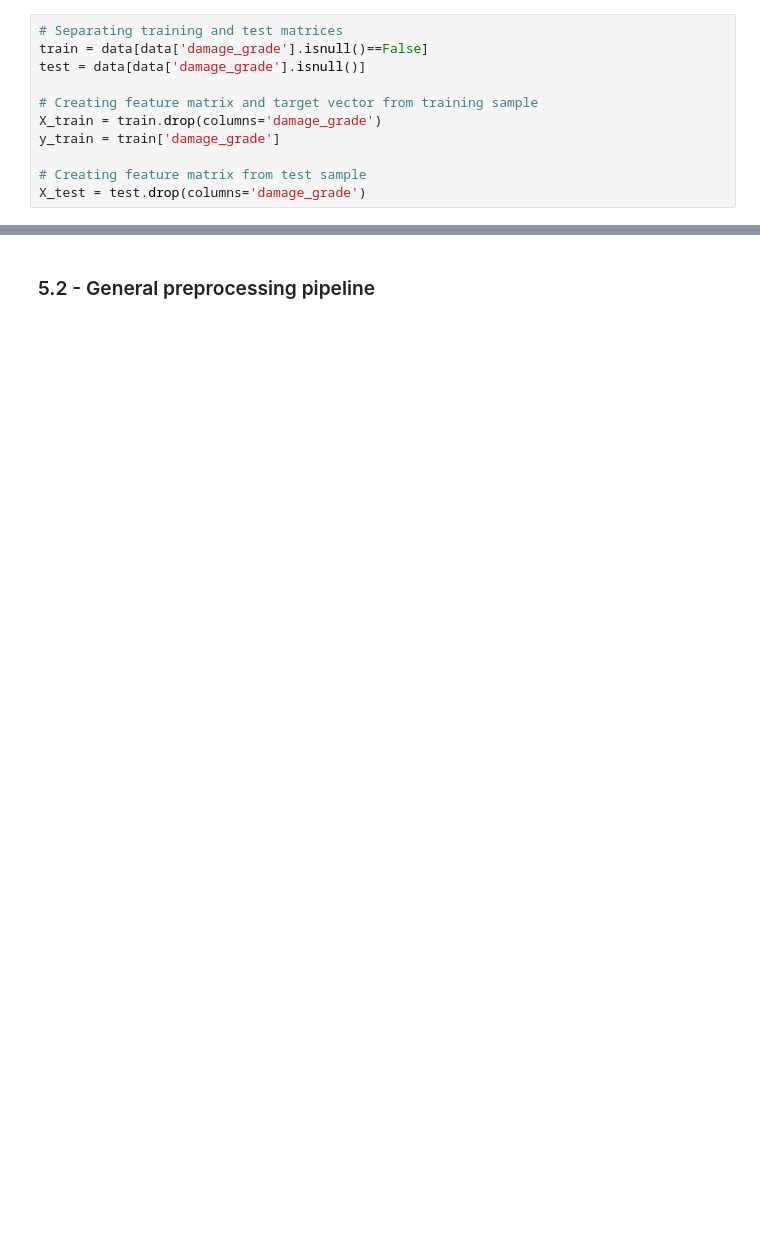
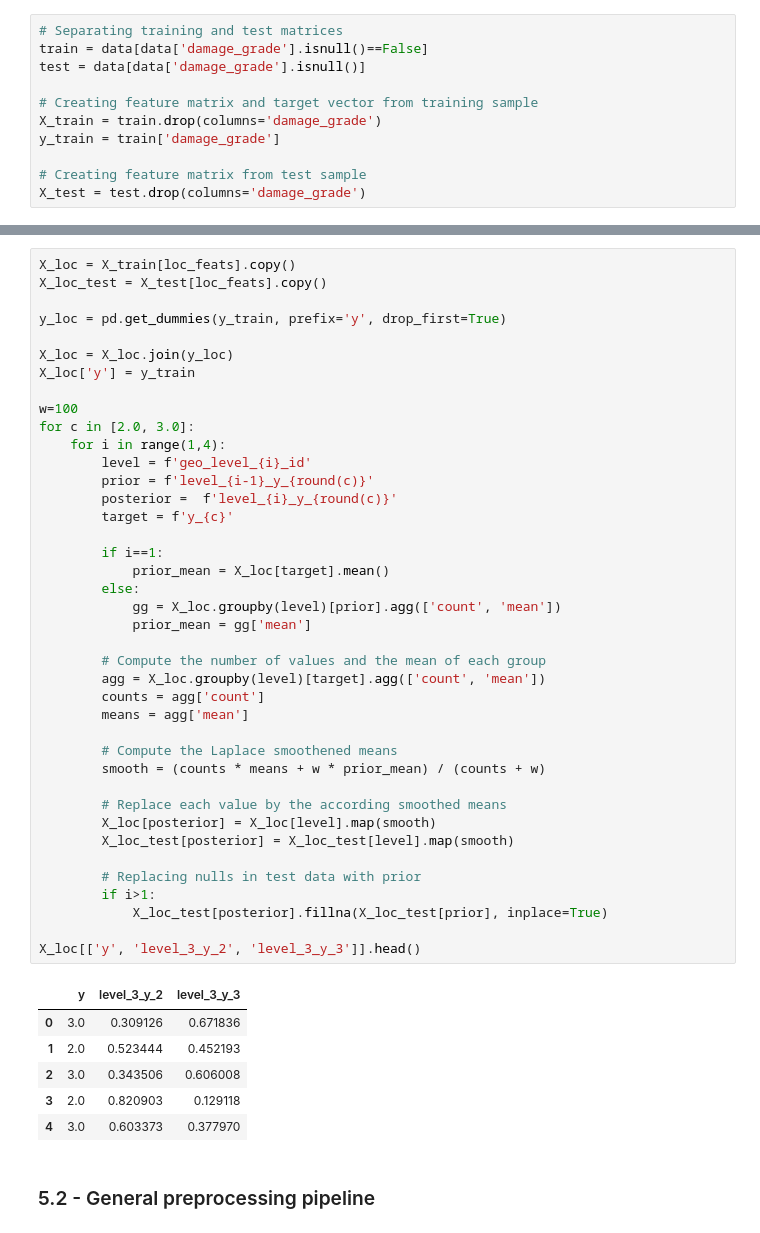
Before and after one commit to patohdzs/datadventures, a Jupyter notebook: shakes-and-quakes/earthquakes.ipynb, the cells around one changed output, grey strips where cells are left out. Drawn from its saved outputs; the diff is of its cells as text; blank space fills up the shorter version.

```diff
--- a/shakes-and-quakes/earthquakes.ipynb
+++ b/shakes-and-quakes/earthquakes.ipynb
@@ -546,3 +511,50 @@ X_test = test.drop(columns='damage_grade')
+# %%
+X_loc = X_train[loc_feats].copy()
+X_loc_test = X_test[loc_feats].copy()
+
+y_loc = pd.get_dummies(y_train, prefix='y', drop_first=True)
+
+X_loc = X_loc.join(y_loc)
+X_loc['y'] = y_train
+
+w=100
+for c in [2.0, 3.0]:
+    for i in range(1,4):
+        level = f'geo_level_{i}_id'
+        prior = f'level_{i-1}_y_{round(c)}'
+        posterior =  f'level_{i}_y_{round(c)}'
+        target = f'y_{c}'
+
+        if i==1:
+            prior_mean = X_loc[target].mean()
+        else:
+            gg = X_loc.groupby(level)[prior].agg(['count', 'mean'])
+            prior_mean = gg['mean']
+
+        # Compute the number of values and the mean of each group
+        agg = X_loc.groupby(level)[target].agg(['count', 'mean'])
+        counts = agg['count']
+        means = agg['mean']
+
+        # Compute the Laplace smoothened means
+        smooth = (counts * means + w * prior_mean) / (counts + w)
+
+        # Replace each value by the according smoothed means
+        X_loc[posterior] = X_loc[level].map(smooth)
+        X_loc_test[posterior] = X_loc_test[level].map(smooth)
+
+        # Replacing nulls in test data with prior
+        if i>1:
+            X_loc_test[posterior].fillna(X_loc_test[prior], inplace=True)
+
+X_loc[['y', 'level_3_y_2', 'level_3_y_3']].head()
+# %% [output]
+|  | y | level_3_y_2 | level_3_y_3 |
+| 0 | 3.0 | 0.309126 | 0.671836 |
+| 1 | 2.0 | 0.523444 | 0.452193 |
+| 2 | 3.0 | 0.343506 | 0.606008 |
+| 3 | 2.0 | 0.820903 | 0.129118 |
+| 4 | 3.0 | 0.603373 | 0.377970 |
 # %% [markdown]
 ### 5.2 - General preprocessing pipeline
 # %%
```
Also changed, not shown: parts of 19 cells of this notebook, 17 other files.
